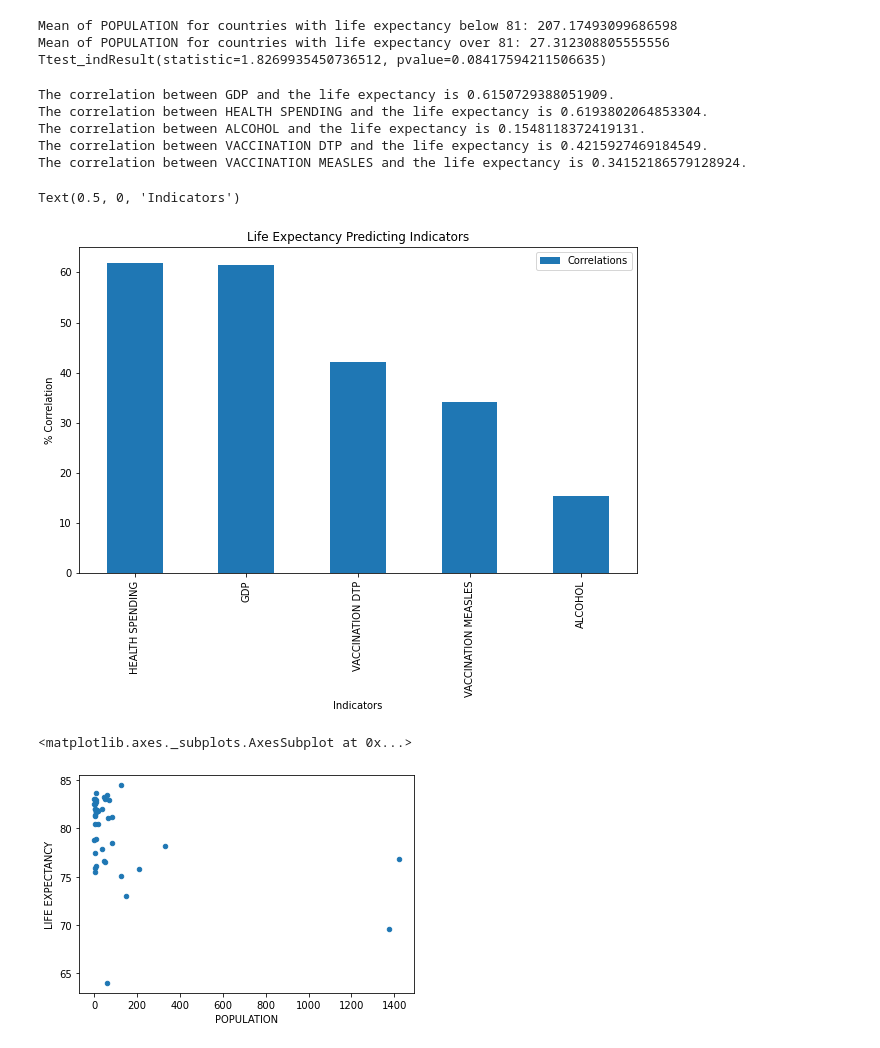
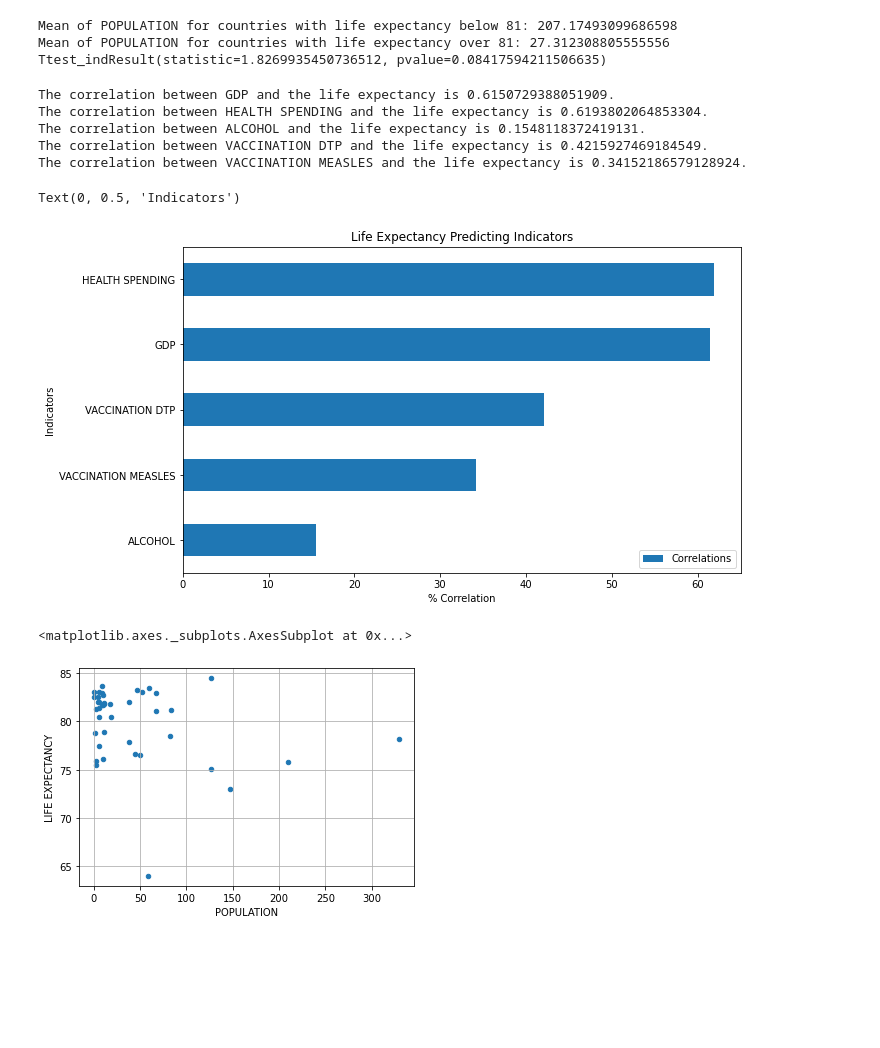
Before and after one commit to lisahh986/project1, a Jupyter notebook: Visualization.ipynb, the cells around one changed output. Drawn from its saved outputs; the diff is of its cells as text; code cells hidden in the pictures; blank space fills up the shorter version.

```diff
--- a/Visualization.ipynb
+++ b/Visualization.ipynb
@@ -224,37 +224,33 @@ Ttest_indResult(statistic=1.8269935450736512, pvalue=0.08417594211506635)
 # %%
 indicators=["GDP","HEALTH SPENDING", "ALCOHOL","VACCINATION DTP","VACCINATION MEASLES"]
 correlations ={}
 for indicator in indicators:
     correlations[indicator]=life_expectancy_correlation(indicator)
 correlations_df= pd.DataFrame.from_dict(correlations,orient='index',columns=["Correlations"])
 correlations_df['Correlations'] = correlations_df['Correlations']*100
 correlations_df.sort_values("Correlations", ascending = False)
 
-correlations_df.sort_values("Correlations", ascending = False).plot(kind="bar", figsize=(10,6))
+correlations_df.sort_values("Correlations", ascending = True).plot(kind="barh", figsize=(10,6))
 plt.title("Life Expectancy Predicting Indicators")
-plt.ylabel("% Correlation")
-plt.xlabel("Indicators")
+plt.xlabel("% Correlation")
+plt.ylabel("Indicators")
 # %% [output]
 The correlation between GDP and the life expectancy is 0.6150729388051909.
 The correlation between HEALTH SPENDING and the life expectancy is 0.6193802064853304.
 The correlation between ALCOHOL and the life expectancy is 0.1548118372419131.
 The correlation between VACCINATION DTP and the life expectancy is 0.4215927469184549.
 The correlation between VACCINATION MEASLES and the life expectancy is 0.34152186579128924.
-Text(0.5, 0, 'Indicators')
+Text(0, 0.5, 'Indicators')
-[figure, old version]
+[figure, new version]
 # %%
 # reginald
 def quick_stats(factor,df):
     return f"Stats- Correlation: 62%; Max: {df[factor].max()}; Min: {df[factor].min()}; Median: {df[factor].median()}; Mean: {df[factor].mean()}"
 # %%
-
-strstr = []
-for i in indicators:
-    strstr.append([i,quick_stats(i,oecd_country_df)])
 # oecd_country_df["HEALTH SPENDING"].sort_values(ascending=True)
-# indchn = oecd_country_df.loc[["CHN","IND"]]
-# oecdwoindchn = pd.concat([oecd_country_df,indchn,indchn]).drop_duplicates(keep=False)
-# oecd_country_df.plot(kind="scatter", x="POPULATION",y="LIFE EXPECTANCY")
+indchn = oecd_country_df.loc[["CHN","IND"]]
+oecdwoindchn = pd.concat([oecd_country_df,indchn,indchn]).drop_duplicates(keep=False)
+oecdwoindchn.plot(kind="scatter", x="POPULATION",y="LIFE EXPECTANCY", grid=True)
 # %% [output]
 <matplotlib.axes._subplots.AxesSubplot at 0x...>
-[figure, old version]
+[figure, new version]
```
Also changed, not shown: 2 other files.
